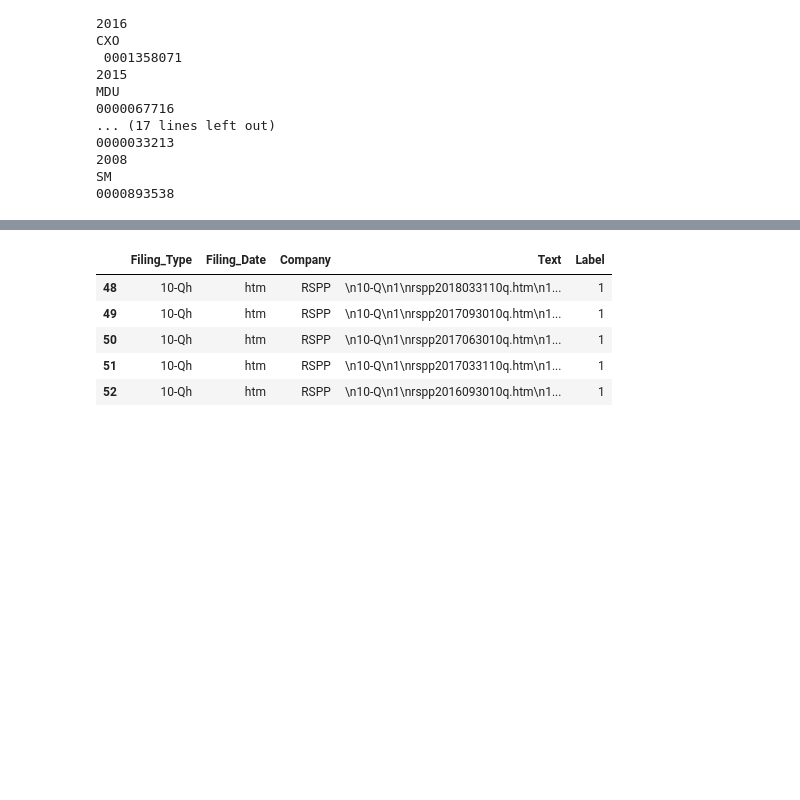
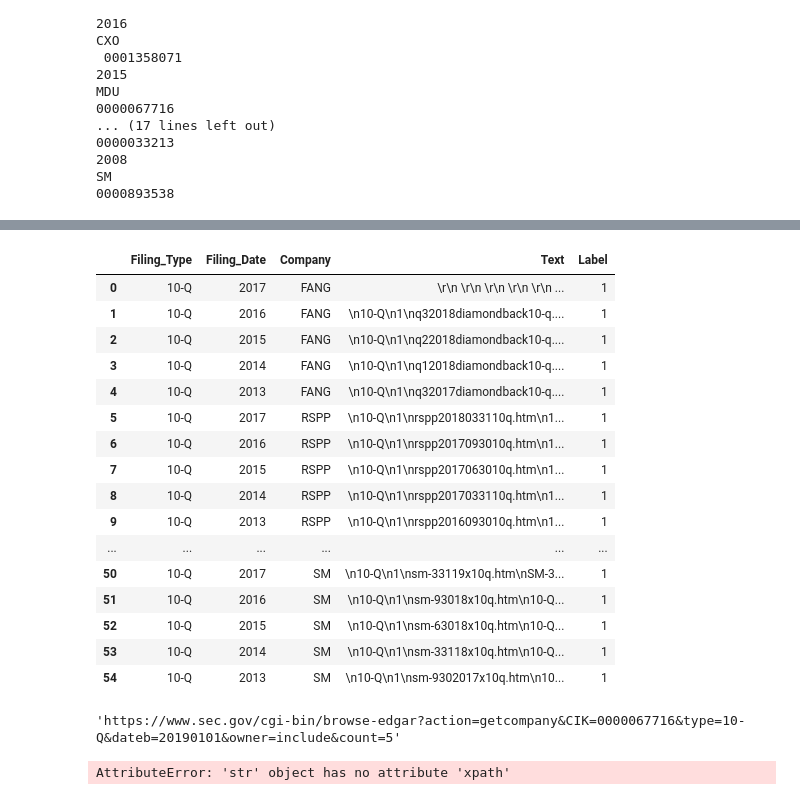
Before and after one commit to NickDonahoe/OilGasEarningsAnalysis, a Jupyter notebook: Edgar Python/DataFrameGenerator.ipynb, the cells around one changed output, grey strips where cells are left out. Saved outputs shown, nothing was run; the diff lists cells and outputs as text; code cells hidden in the pictures; blank space fills up the shorter version.

Commit message:
getting up to date

```diff
--- a/Edgar Python/DataFrameGenerator.ipynb
+++ b/Edgar Python/DataFrameGenerator.ipynb
@@ -30,7 +30,8 @@ def ten_q_files(company,cik):
 company_dict = {"FANG": "0001539838", "RSPP":"0001588216", "CXO":"0001358071", "MDU": "0000067716",
                "LPI": "0001528129", "NFX": "0000912750", "ECA": "0001157806", "GPOR": "0000874499",
                "RRC": "0000315852", "EQT": "0000033213", "SM": "0000893538"}
+docs_df = pd.DataFrame(columns=['Filing_Type','Filing_Date','Company','Text','Label'])
 # %%
-    company = edgar.Company("EQT", "0000033213")
+    company = edgar.Company("MDU", "0000067716")
     tree = company.getAllFilings(filingType = "10-Q")
     docs = edgar.getDocuments(tree, noOfDocuments=5)
@@ -133,26 +125,31 @@ SM
 0000893538
 # %%
 for comp in company_dict:
-        year = 2019
+        year = 2018
         cik = company_dict[comp]
         company = edgar.Company(comp, cik)
         tree = company.getAllFilings(filingType = "10-Q")
         docs = edgar.getDocuments(tree, noOfDocuments=5)
 
         for doc in docs:
-            #print(comp)
-            if year == 2019:
-                pass
-            else:
+                print(comp)
+
+
+
+                qthree = re.findall("SEPTEMBER", doc)
+                qtwo = re.findall("JUNE", doc)
+                qone = re.findall("MARCH", doc)
+
+
+
+                if len(qthree) == 0 and len(qtwo) == 0:
+                        print("1", qone)
+                        docs_df = docs_df.append({'Filing_Type': f'10-Q1','Filing_Date': year,'Company':comp, 'Text' :doc,'Label' :'1'},ignore_index=True)
+                elif len(qone) == 0 and len(qtwo) == 0:
+                        print("3", qthree)
+                        docs_df = docs_df.append({'Filing_Type': f'10-Q3','Filing_Date': qthree,'Company':comp, 'Text' :doc,'Label' :'1'},ignore_index=True)
+                else:
+                    print("2", qtwo)
+                    docs_df = docs_df.append({'Filing_Type': f'10-Q{qtwo}','Filing_Date': qtwo,'Company':comp, 'Text' :doc,'Label' :'1'},ignore_index=True)
+
                 year -= 1
-
-                qthree = re.findall("SEPTEMBER", doc)[0]
-                qtwo = re.findall("JUNE", doc)[0]
-                qone = re.findall("MARCH", doc)[0]
-
-                if len(qthree) == 1:
-                    docs_df = docs_df.append({'Filing_Type': f'10-Q{qthree}','Filing_Date': qthree,'Company':comp, 'Text' :doc,'Label' :'1'},ignore_index=True)
-                elif len(qtwo) == 1:
-                    docs_df = docs_df.append({'Filing_Type': f'10-Q{qtwo}','Filing_Date': qtwo,'Company':comp, 'Text' :doc,'Label' :'1'},ignore_index=True)
-                elif len(qone) == 1:
-                    docs_df = docs_df.append({'Filing_Type': f'10-Q{qone}','Filing_Date': qone,'Company':comp, 'Text' :doc,'Label' :'1'},ignore_index=True)
@@ -159,9 +174,20 @@ for comp in company_dict:
 # %%
-docs_df.tail()
+docs_df
 # %% [output]
 |  | Filing_Type | Filing_Date | Company | Text | Label |
-| 48 | 10-Qh | htm | RSPP | \n10-Q\n1\nrspp2018033110q.htm\n1... | 1 |
-| 49 | 10-Qh | htm | RSPP | \n10-Q\n1\nrspp2017093010q.htm\n1... | 1 |
-| 50 | 10-Qh | htm | RSPP | \n10-Q\n1\nrspp2017063010q.htm\n1... | 1 |
-| 51 | 10-Qh | htm | RSPP | \n10-Q\n1\nrspp2017033110q.htm\n1... | 1 |
-| 52 | 10-Qh | htm | RSPP | \n10-Q\n1\nrspp2016093010q.htm\n1... | 1 |
+| 0 | 10-Q | 2017 | FANG | \r\n \r\n \r\n \r\n \r\n ... | 1 |
+| 1 | 10-Q | 2016 | FANG | \n10-Q\n1\nq32018diamondback10-q.... | 1 |
+| 2 | 10-Q | 2015 | FANG | \n10-Q\n1\nq22018diamondback10-q.... | 1 |
+| 3 | 10-Q | 2014 | FANG | \n10-Q\n1\nq12018diamondback10-q.... | 1 |
+| 4 | 10-Q | 2013 | FANG | \n10-Q\n1\nq32017diamondback10-q.... | 1 |
+| 5 | 10-Q | 2017 | RSPP | \n10-Q\n1\nrspp2018033110q.htm\n1... | 1 |
+| 6 | 10-Q | 2016 | RSPP | \n10-Q\n1\nrspp2017093010q.htm\n1... | 1 |
+| 7 | 10-Q | 2015 | RSPP | \n10-Q\n1\nrspp2017063010q.htm\n1... | 1 |
+| 8 | 10-Q | 2014 | RSPP | \n10-Q\n1\nrspp2017033110q.htm\n1... | 1 |
+| 9 | 10-Q | 2013 | RSPP | \n10-Q\n1\nrspp2016093010q.htm\n1... | 1 |
+| ... | ... | ... | ... | ... | ... |
+| 50 | 10-Q | 2017 | SM | \n10-Q\n1\nsm-33119x10q.htm\nSM-3... | 1 |
+| 51 | 10-Q | 2016 | SM | \n10-Q\n1\nsm-93018x10q.htm\n10-Q... | 1 |
+| 52 | 10-Q | 2015 | SM | \n10-Q\n1\nsm-63018x10q.htm\n10-Q... | 1 |
+| 53 | 10-Q | 2014 | SM | \n10-Q\n1\nsm-33118x10q.htm\n10-Q... | 1 |
+| 54 | 10-Q | 2013 | SM | \n10-Q\n1\nsm-9302017x10q.htm\n10... | 1 |
@@ -167,0 +211,9 @@ docs_df.tail()
+# %%
+tree
+# %% [output]
+'https://www.sec.gov/cgi-bin/browse-edgar?action=getcompany&CIK=0000067716&type=10-Q&dateb=20190101&owner=include&count=5'
+# %%
+end = "/cgi-bin/browse-edgar?action=getcompany&CIK=0000067716&type=10-Q&dateb=20190101&owner=include&count=5"
+docs = edgar.getDocuments(end, noOfDocuments=5)
+# %% [output]
+AttributeError: 'str' object has no attribute 'xpath'
```
Also changed, not shown: parts of 10 cells of this notebook.
